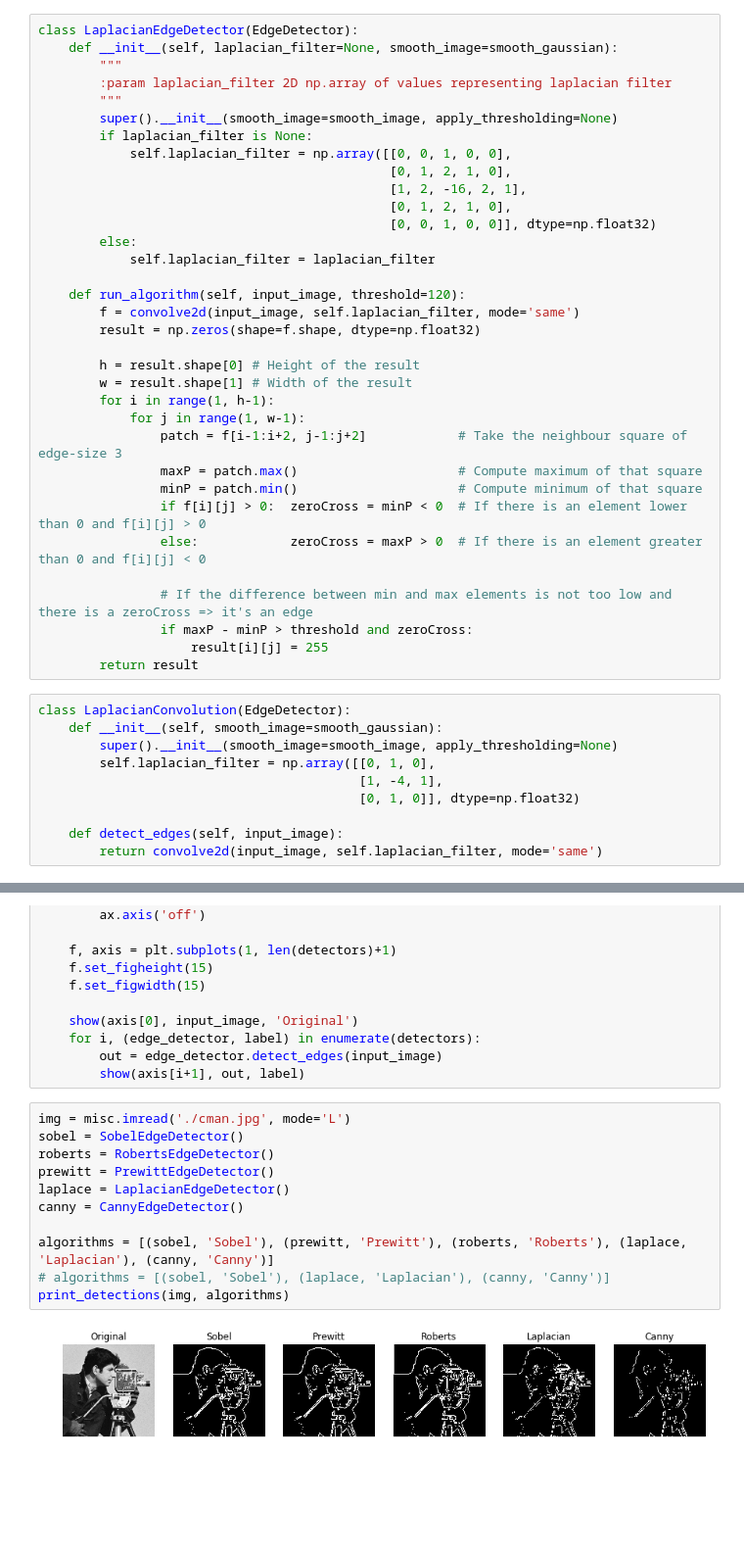
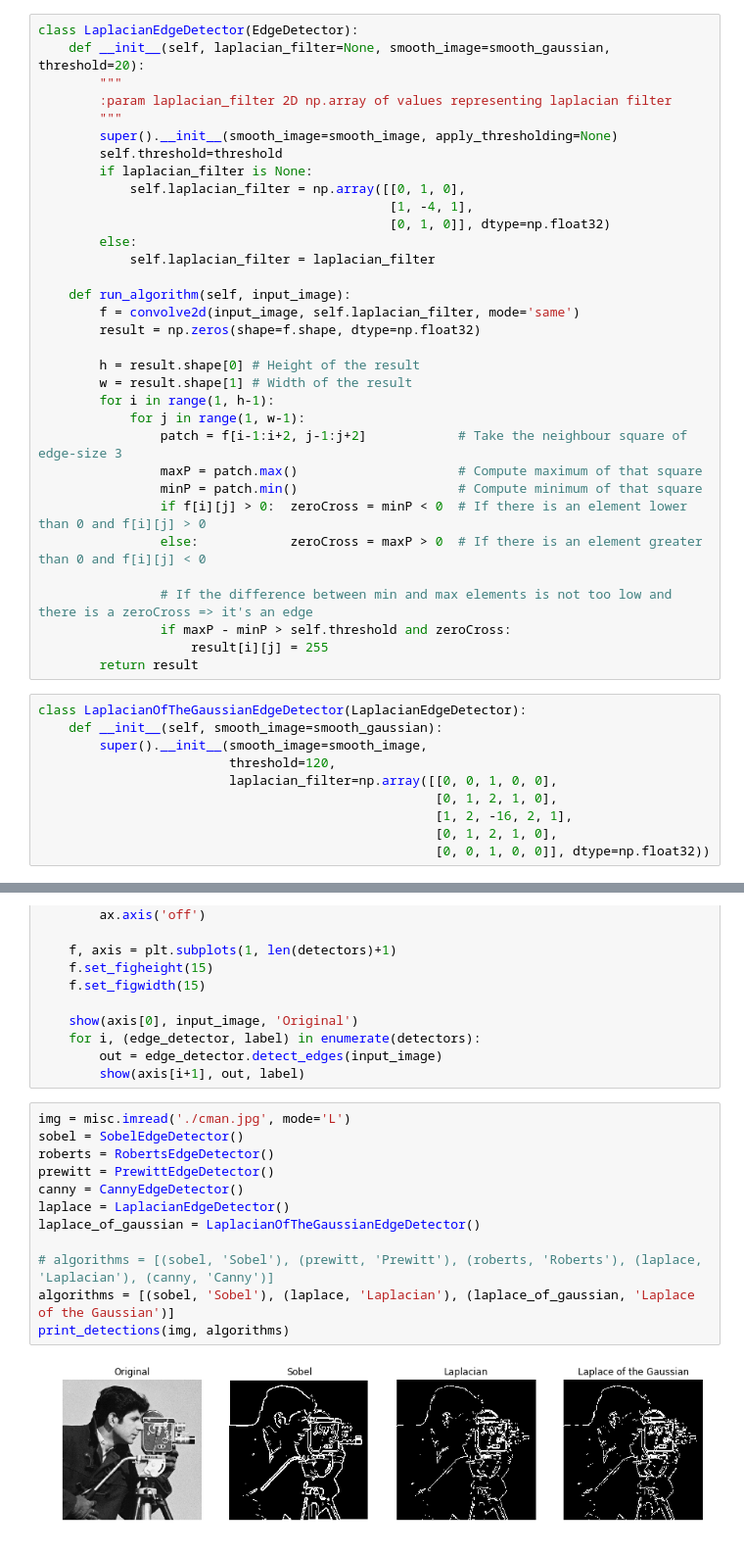
Before and after one commit to MartinXPN/AUA, a Jupyter notebook: NumericalAnalysis/EdgeDetection/EdgeDetection.ipynb, the cells around one changed output, grey strips where cells are left out. Shown at 98% size. Cells and saved outputs as stored; diff of their text form; blank space fills up the shorter version.

```diff
--- a/NumericalAnalysis/EdgeDetection/EdgeDetection.ipynb
+++ b/NumericalAnalysis/EdgeDetection/EdgeDetection.ipynb
@@ -327,21 +329,20 @@ If the center of `3x3` sub-matrix is greater than 0 and there is an element in t
 If all the conditions above are satisfied then the center of `3x3` matrix is considered part of an edge
 # %%
 class LaplacianEdgeDetector(EdgeDetector):
-    def __init__(self, laplacian_filter=None, smooth_image=smooth_gaussian):
+    def __init__(self, laplacian_filter=None, smooth_image=smooth_gaussian, threshold=20):
         """
         :param laplacian_filter 2D np.array of values representing laplacian filter
         """
         super().__init__(smooth_image=smooth_image, apply_thresholding=None)
+        self.threshold=threshold
         if laplacian_filter is None:
-            self.laplacian_filter = np.array([[0, 0, 1, 0, 0],
-                                              [0, 1, 2, 1, 0],
-                                              [1, 2, -16, 2, 1],
-                                              [0, 1, 2, 1, 0],
-                                              [0, 0, 1, 0, 0]], dtype=np.float32)
+            self.laplacian_filter = np.array([[0, 1, 0],
+                                              [1, -4, 1],
+                                              [0, 1, 0]], dtype=np.float32)
         else:
             self.laplacian_filter = laplacian_filter
 
-    def run_algorithm(self, input_image, threshold=120):
+    def run_algorithm(self, input_image):
         f = convolve2d(input_image, self.laplacian_filter, mode='same')
         result = np.zeros(shape=f.shape, dtype=np.float32)
 
@@ -356,16 +357,16 @@ class LaplacianEdgeDetector(EdgeDetector):
                 else:            zeroCross = maxP > 0  # If there is an element greater than 0 and f[i][j] < 0
 
                 # If the difference between min and max elements is not too low and there is a zeroCross => it's an edge
-                if maxP - minP > threshold and zeroCross:
+                if maxP - minP > self.threshold and zeroCross:
                     result[i][j] = 255
         return result
 # %%
-class LaplacianConvolution(EdgeDetector):
+class LaplacianOfTheGaussianEdgeDetector(LaplacianEdgeDetector):
     def __init__(self, smooth_image=smooth_gaussian):
-        super().__init__(smooth_image=smooth_image, apply_thresholding=None)
-        self.laplacian_filter = np.array([[0, 1, 0],
-                                          [1, -4, 1],
-                                          [0, 1, 0]], dtype=np.float32)
-
-    def detect_edges(self, input_image):
-        return convolve2d(input_image, self.laplacian_filter, mode='same')
+        super().__init__(smooth_image=smooth_image,
+                         threshold=120,
+                         laplacian_filter=np.array([[0, 0, 1, 0, 0],
+                                                    [0, 1, 2, 1, 0],
+                                                    [1, 2, -16, 2, 1],
+                                                    [0, 1, 2, 1, 0],
+                                                    [0, 0, 1, 0, 0]], dtype=np.float32))
@@ -390,13 +391,14 @@ def print_detections(input_image, detectors):
 # %%
 img = misc.imread('./cman.jpg', mode='L')
 sobel = SobelEdgeDetector()
 roberts = RobertsEdgeDetector()
 prewitt = PrewittEdgeDetector()
+canny = CannyEdgeDetector()
 laplace = LaplacianEdgeDetector()
-canny = CannyEdgeDetector()
+laplace_of_gaussian = LaplacianOfTheGaussianEdgeDetector()
 
-algorithms = [(sobel, 'Sobel'), (prewitt, 'Prewitt'), (roberts, 'Roberts'), (laplace, 'Laplacian'), (canny, 'Canny')]
-# algorithms = [(sobel, 'Sobel'), (laplace, 'Laplacian'), (canny, 'Canny')]
+# algorithms = [(sobel, 'Sobel'), (prewitt, 'Prewitt'), (roberts, 'Roberts'), (laplace, 'Laplacian'), (canny, 'Canny')]
+algorithms = [(sobel, 'Sobel'), (laplace, 'Laplacian'), (laplace_of_gaussian, 'Laplace of the Gaussian')]
 print_detections(img, algorithms)
 # %% [output]
-[figure, old version]
+[figure, new version]
```
Also changed, not shown: parts of 8 cells of this notebook, 1 other file.
